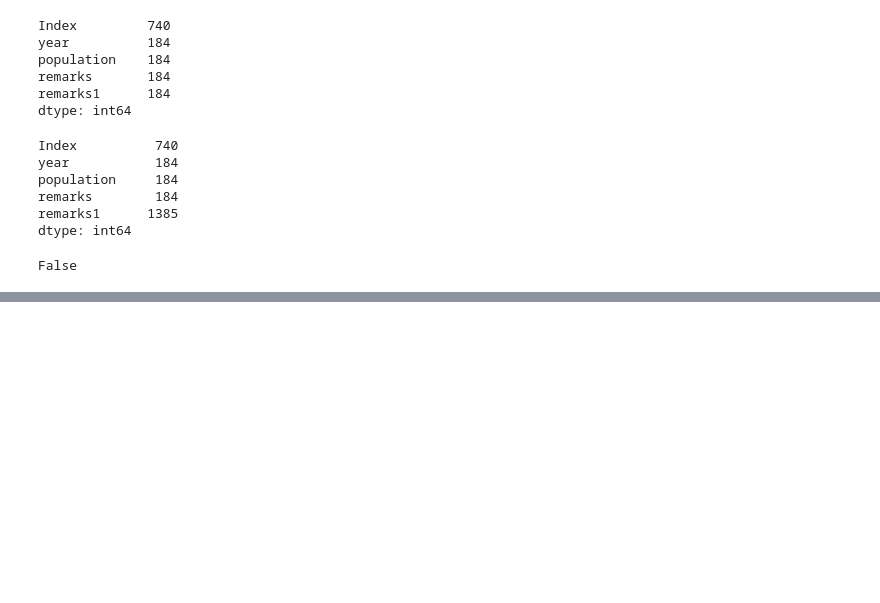
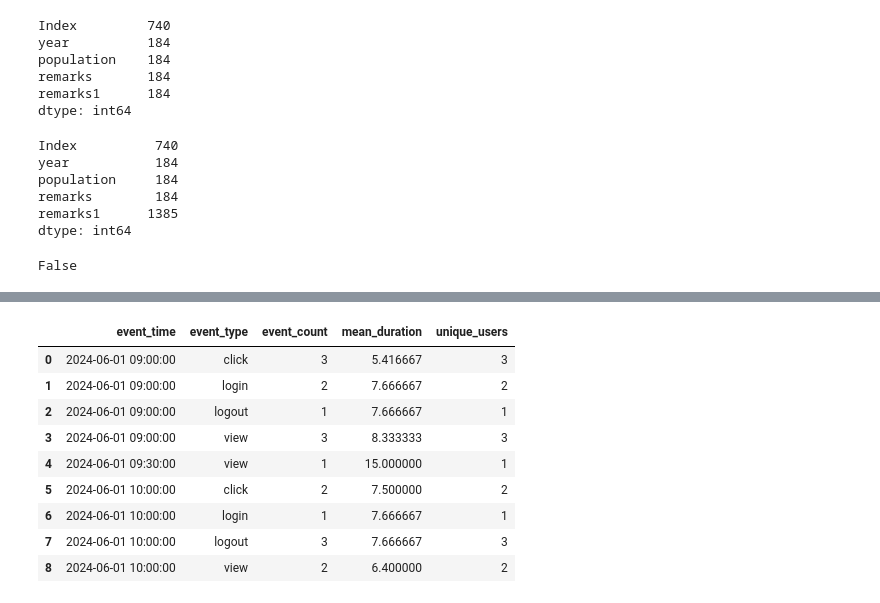
Before and after one commit to Halcyon666/ai-learn, a Jupyter notebook: basic/01-learn-pandas.ipynb, the cells around one changed output, grey strips where cells are left out. Saved outputs shown, nothing was run; the diff lists cells and outputs as text; code cells hidden in the pictures; blank space fills up the shorter version.

```diff
--- a/basic/01-learn-pandas.ipynb
+++ b/basic/01-learn-pandas.ipynb
@@ -331,0 +430,29 @@ False
+# %%
+# 指定统计窗口和输出指标
+# --- Step 2: Set a fixed aggregation window ---
+window = "30min"  # can be "1H", "15min", etc.
+df_r3.set_index("event_time", inplace=True)
+
+# --- Step 3: Aggregate metrics ---
+agg_df = (
+    df_r3.groupby([pd.Grouper(freq=window), "event_type"])
+      .agg(
+          event_count=("user_id", "count"),
+          mean_duration=("duration", "mean"),
+          unique_users=("user_id", pd.Series.nunique)
+      )
+      .reset_index()
+)
+# %%
+agg_df
+# %% [output]
+|  | event_time | event_type | event_count | mean_duration | unique_users |
+| 0 | 2024-06-01 09:00:00 | click | 3 | 5.416667 | 3 |
+| 1 | 2024-06-01 09:00:00 | login | 2 | 7.666667 | 2 |
+| 2 | 2024-06-01 09:00:00 | logout | 1 | 7.666667 | 1 |
+| 3 | 2024-06-01 09:00:00 | view | 3 | 8.333333 | 3 |
+| 4 | 2024-06-01 09:30:00 | view | 1 | 15.000000 | 1 |
+| 5 | 2024-06-01 10:00:00 | click | 2 | 7.500000 | 2 |
+| 6 | 2024-06-01 10:00:00 | login | 1 | 7.666667 | 1 |
+| 7 | 2024-06-01 10:00:00 | logout | 3 | 7.666667 | 3 |
+| 8 | 2024-06-01 10:00:00 | view | 2 | 6.400000 | 2 |
```
Also changed, not shown: parts of 6 cells of this notebook, 2 other files.
